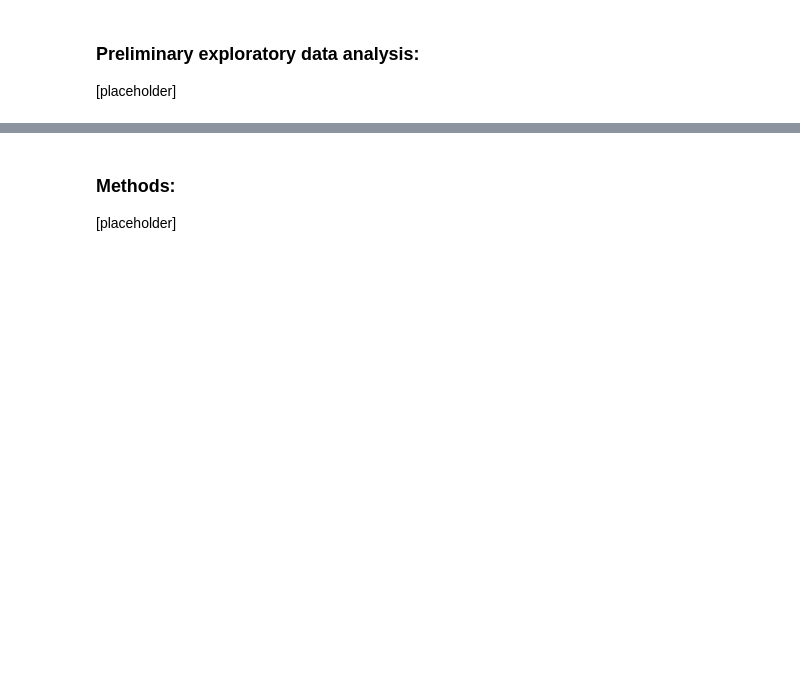
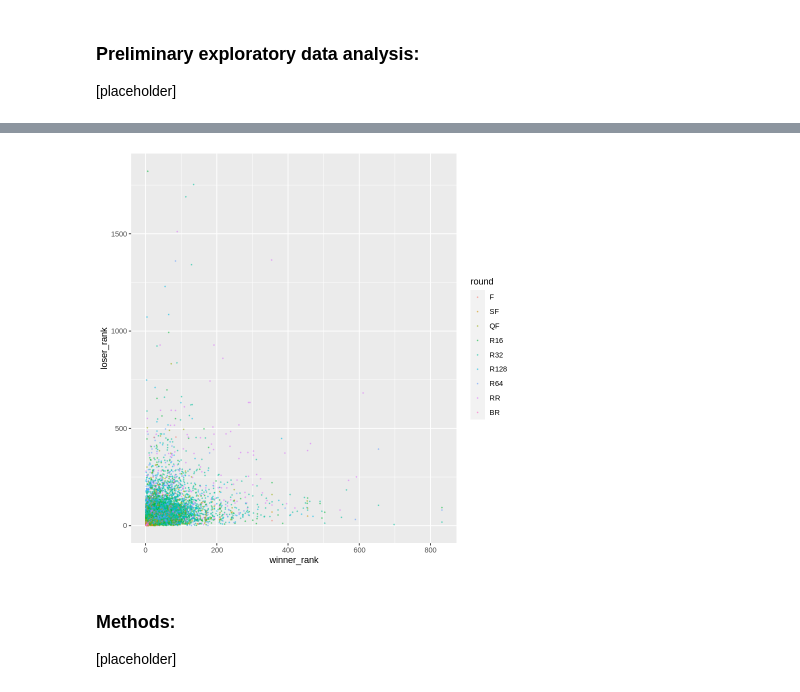
Before and after one commit to ben-westmore/dsci-100-2022w1-group-177, a Jupyter notebook: group177_proposal.ipynb, the cells around one changed output, grey strips where cells are left out. Drawn from its saved outputs; the diff is of its cells as text; code cells hidden in the pictures; blank space fills up the shorter version.

Commit message:
added glimpse() and some preliminary visualizations

```diff
--- a/group177_proposal.ipynb
+++ b/group177_proposal.ipynb
@@ -63,0 +71,6 @@ A tibble: 6866 × 50
+# %%
+rankings_vs_round <- ggplot(tennis_data, aes(x = winner_rank, y = loser_rank, colour = round)) +
+    geom_point(alpha = 0.4, size = 0.3)
+
+rankings_vs_round
+# %% [output]
@@ -64,3 +79,4 @@ A tibble: 6866 × 50
+[figure, added]
 # %% [markdown]
 ### Methods:
 
```
Also changed, not shown: parts of 3 cells of this notebook.
